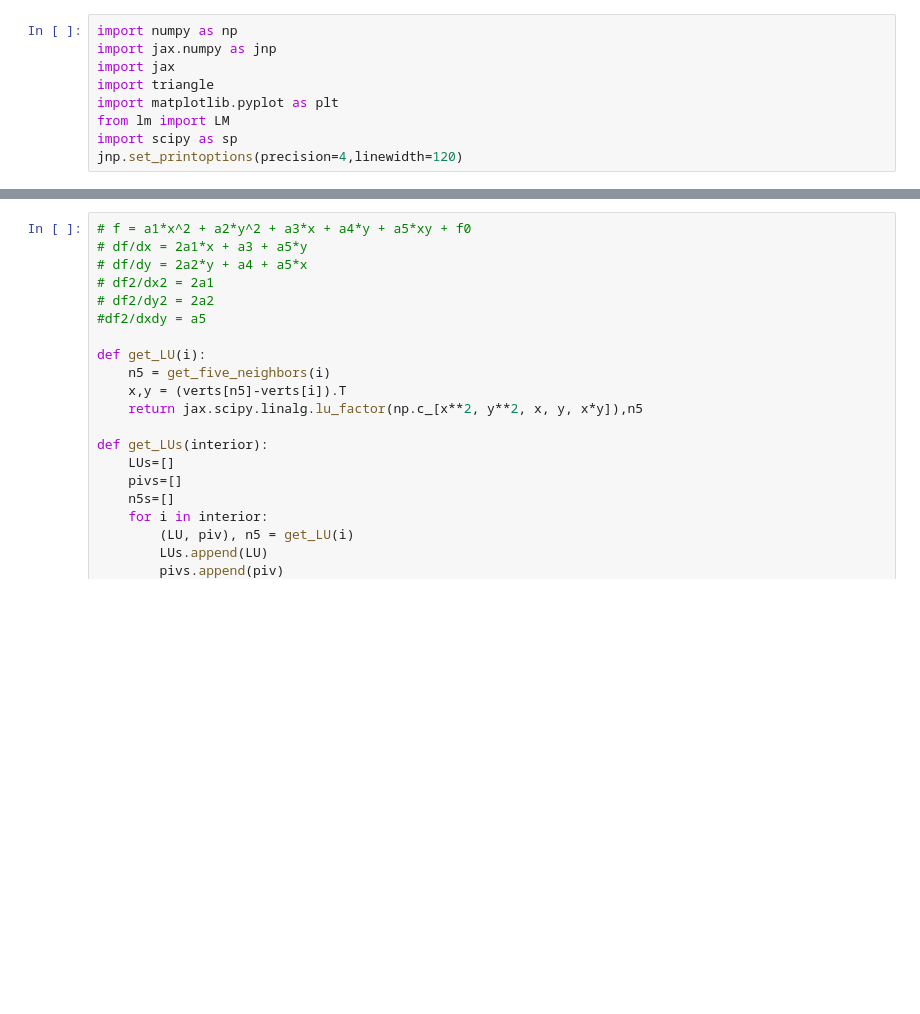
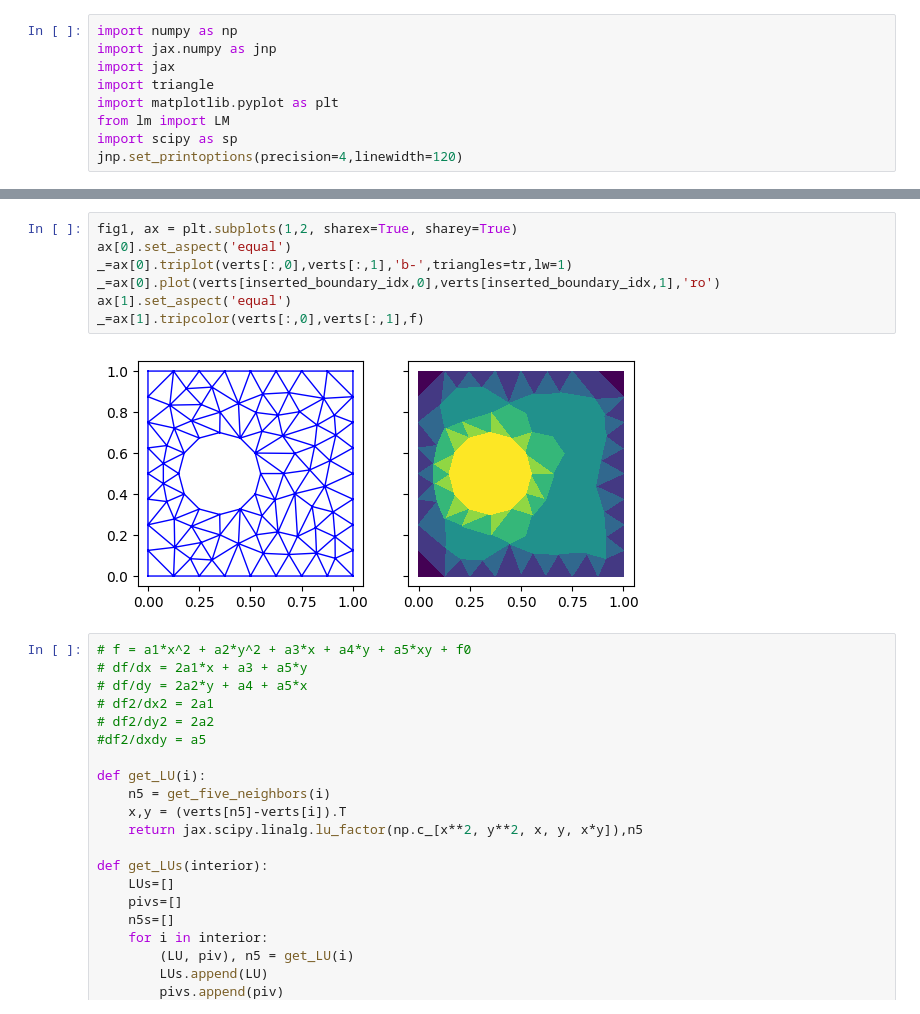
Before and after one commit to chetools/sparseLM, a Jupyter notebook: spareLM/heat_diffusion.ipynb, the cells around one changed output, grey strips where cells are left out. Drawn from its saved outputs; the diff is of its cells as text; blank space fills up the shorter version.

```diff
--- a/spareLM/heat_diffusion.ipynb
+++ b/spareLM/heat_diffusion.ipynb
@@ -63,3 +106,12 @@ def get_five_neighbors(i):
+# %%
+fig1, ax = plt.subplots(1,2, sharex=True, sharey=True)
+ax[0].set_aspect('equal')
+_=ax[0].triplot(verts[:,0],verts[:,1],'b-',triangles=tr,lw=1)
+_=ax[0].plot(verts[inserted_boundary_idx,0],verts[inserted_boundary_idx,1],'ro')
+ax[1].set_aspect('equal')
+_=ax[1].tripcolor(verts[:,0],verts[:,1],f)
+# %% [output]
+[figure, added]
 # %%
 # f = a1*x^2 + a2*y^2 + a3*x + a4*y + a5*xy + f0
 # df/dx = 2a1*x + a3 + a5*y
```
Also changed, not shown: parts of 10 cells of this notebook, 2 other files.
